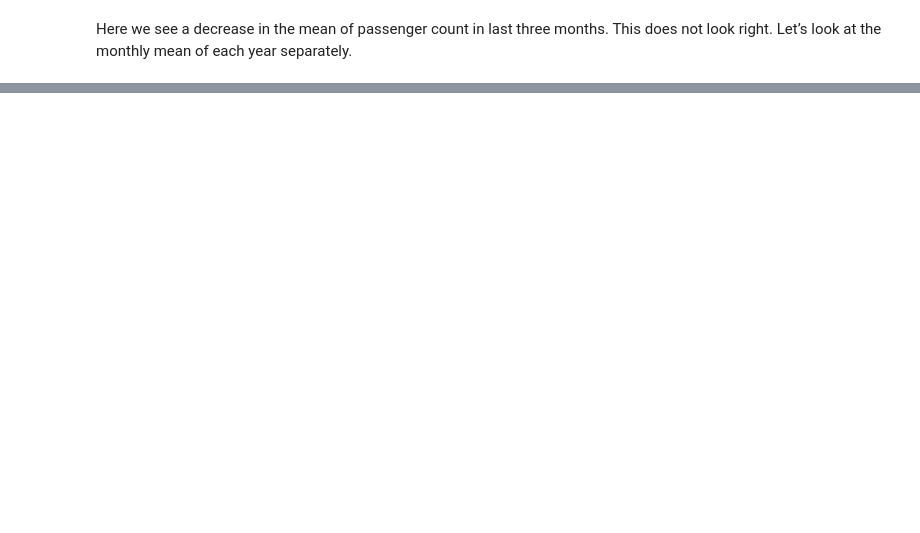
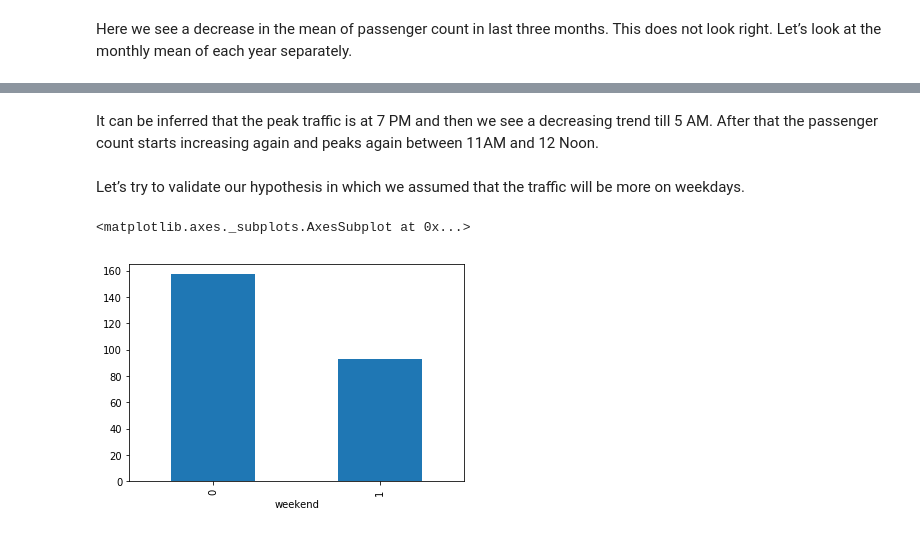
Before and after one commit to gaurav-raii/Jet_Rail_Project, a Jupyter notebook: Jet_rail.ipynb, the cells around one changed output, grey strips where cells are left out. Drawn from its saved outputs; the diff is of its cells as text; code cells hidden in the pictures; blank space fills up the shorter version.

```diff
--- a/Jet_rail.ipynb
+++ b/Jet_rail.ipynb
@@ -126,0 +142,10 @@ temp.plot(figsize=(15,5),title= "Passenger Count(Monthwise)",fontsize=14)
+# %% [markdown]
+It can be inferred that the peak traffic is at 7 PM and then we see a decreasing trend till 5 AM.
+After that the passenger count starts increasing again and peaks again between 11AM and 12 Noon.
+# %% [markdown]
+Let’s try to validate our hypothesis in which we assumed that the traffic will be more on weekdays.
+# %%
+train.groupby('weekend')['Count'].mean().plot.bar()
+# %% [output]
+<matplotlib.axes._subplots.AxesSubplot at 0x...>
+[figure, added]
```
Also changed, not shown: parts of 24 cells of this notebook.
